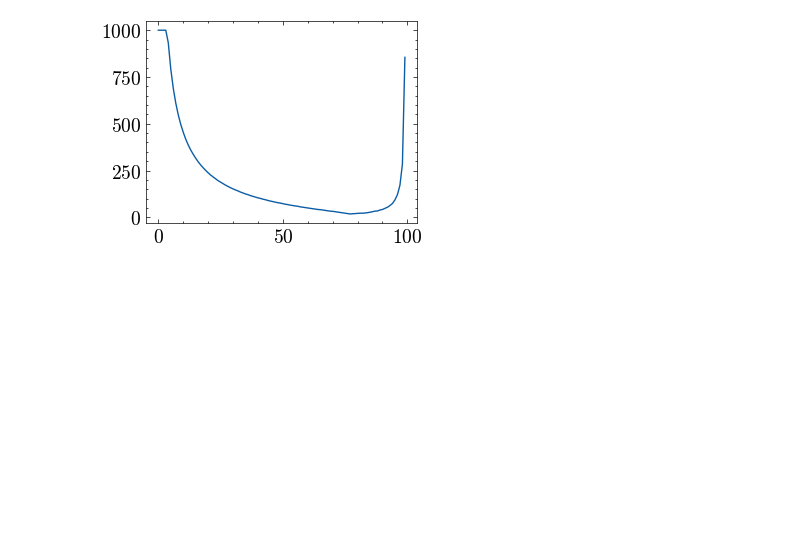
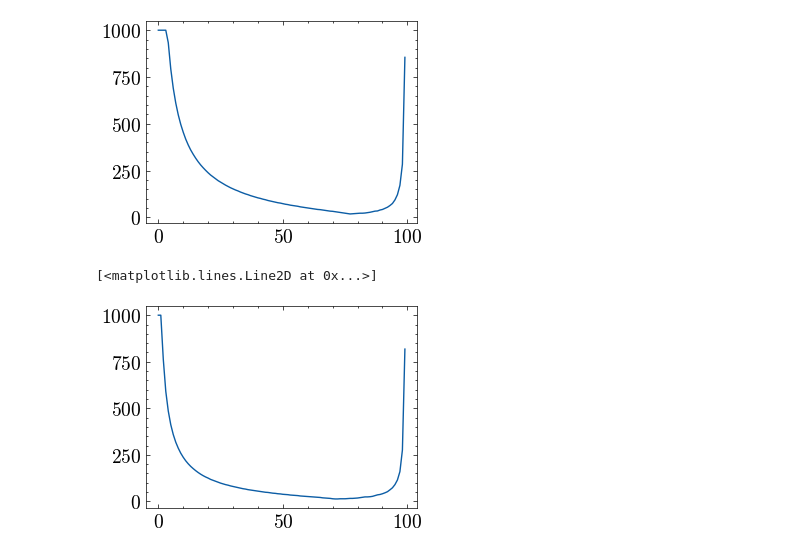
Before and after one commit to cospeng/NA, a Jupyter notebook: Q2homework.ipynb, the cells around one changed output. Drawn from its saved outputs; the diff is of its cells as text; code cells hidden in the pictures; blank space fills up the shorter version.

```diff
--- a/Q2homework.ipynb
+++ b/Q2homework.ipynb
@@ -88,7 +90,7 @@ def GS(n=9, max_iter=1000, tol=1e-5):
     # print(f"G-S迭代次数为：{k+1}")
     return u, k + 1
 # %%
-def SOR(n=9, max_iter=1000, tol=1e-5, w=1.4):
+def SOR(n=9, max_iter=1000, tol=1e-5, w=1.55):
     u = np.zeros([n + 2, n + 2])
     h = 1 / (n + 1)
     f = np.full([n + 2, n + 2], h**2 * 2)
@@ -115,7 +117,7 @@ def SOR(n=9, max_iter=1000, tol=1e-5, w=1.4):
     # print(f"SOR迭代次数为：{k+1}")
     return u, k + 1
 # %%
-def SSOR(n=9, max_iter=1000, tol=1e-5, w=1.4):
+def SSOR(n=9, max_iter=1000, tol=1e-5, w=1.55):
     u = np.zeros([n + 2, n + 2])
     um = np.zeros([n + 2, n + 2])
     h = 1 / (n + 1)
@@ -204,7 +206,7 @@ def BGS(n=9, max_iter=1000, tol=1e-5):
     # print(f"块Gauss-Seider方法迭代次数：{k+1}")
     return u, k + 1
 # %%
-def BSOR(n=9, max_iter=1000, tol=1e-5, w=1.4):
+def BSOR(n=9, max_iter=1000, tol=1e-5, w=1.43):
     u = np.zeros([n + 2, n + 2])
     h = 1 / (n + 1)
     f = np.zeros([n + 2, n + 2])
@@ -402,3 +415,11 @@ plt.plot(list2)
 # %% [output]
 [<matplotlib.lines.Line2D at 0x...>]
 [figure]
+# %%
+listBSOR = []
+for i in np.linspace(0.01,1.99,100):
+    listBSOR.append(BSOR(w=i)[1])
+plt.plot(listBSOR)
+# %% [output]
+[<matplotlib.lines.Line2D at 0x...>]
+[figure, added]
```
Also changed, not shown: parts of 12 cells of this notebook.
